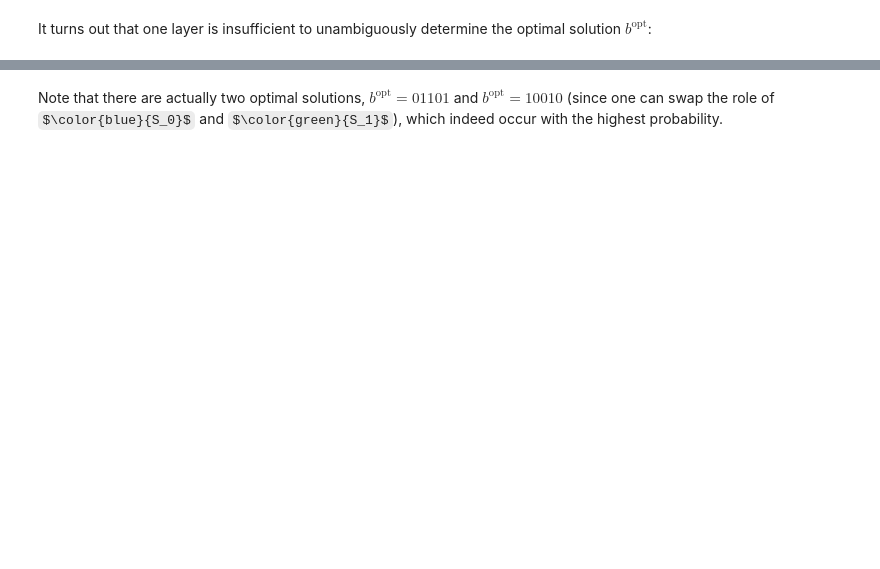
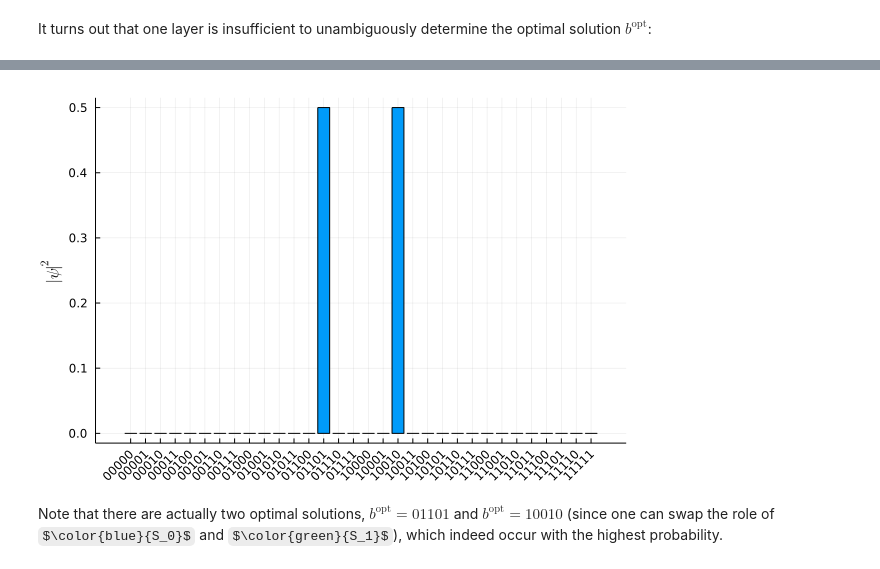
Before and after one commit to Qaintum/Qaintellect.jl, a Jupyter notebook: examples/qaoa_example.ipynb, the cells around one changed output, grey strips where cells are left out. Saved outputs shown, nothing was run; the diff lists cells and outputs as text; code cells hidden in the pictures; some formulas as TeX source; blank space fills up the shorter version.

```diff
--- a/examples/qaoa_example.ipynb
+++ b/examples/qaoa_example.ipynb
@@ -196,5 +197,10 @@ apply(s_uni, circ2) = [4.9999587023966185]
 # %%
 tags = [join(reverse(digits(i, pad=n, base=2))) for i in 0:2^n-1]
 bar(tags, abs2.(ψ2), xticks=:all, xrotation=45, ylabel=L"|\psi|^2", legend=false)
+savefig("./bar.png")
+display("image/png", read("bar.png"))
+rm("./bar.png")
+# %% [output]
+[figure, added]
 # %% [markdown]
 Note that there are actually two optimal solutions, $b^{\text{opt}} = 01101$ and $b^{\text{opt}} = 10010$ (since one can swap the role of $\color{blue}{S_0}$ and $\color{green}{S_1}$), which indeed occur with the highest probability.
```
Also changed, not shown: parts of 7 cells of this notebook, 3 other files.
